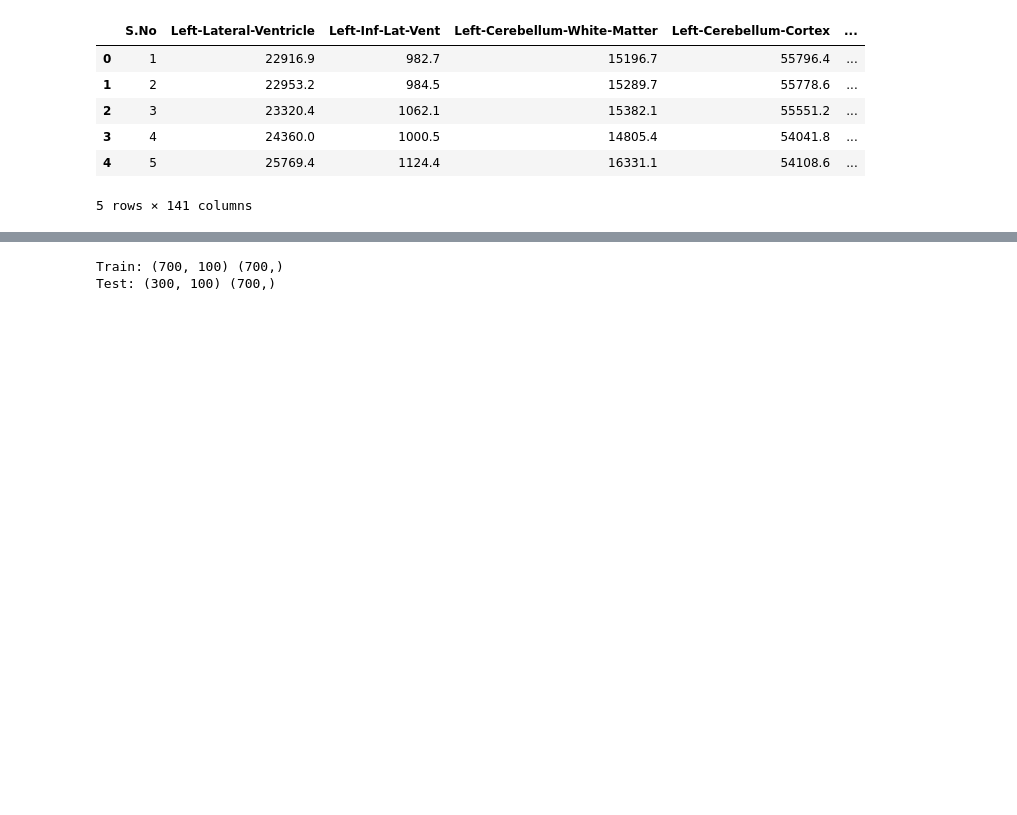
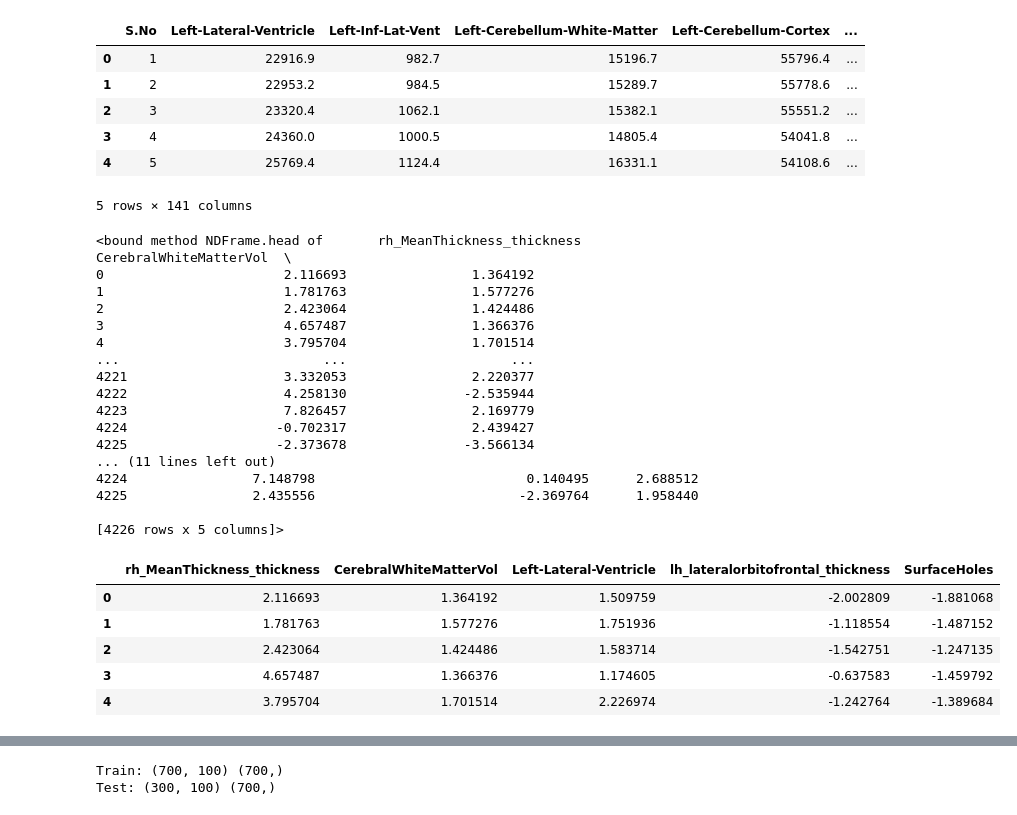
Before and after one commit to nickknapton12/BMEN415_Final_Project, a Jupyter notebook: Regression/Lena/Volumetric - LR .ipynb, the cells around one changed output, grey strips where cells are left out. Cells and saved outputs as stored; diff of their text form; code cells hidden in the pictures; blank space fills up the shorter version.

```diff
--- a/Regression/Lena/Volumetric - LR .ipynb
+++ b/Regression/Lena/Volumetric - LR .ipynb
@@ -40,3 +41,44 @@ data.head()
 | 3 | 4 | 24360.0 | 1000.5 | 14805.4 | 54041.8 | ... |
 | 4 | 5 | 25769.4 | 1124.4 | 16331.1 | 54108.6 | ... |
 5 rows × 141 columns
+# %%
+from sklearn.decomposition import PCA
+from sklearn.preprocessing import StandardScaler
+
+scaler = StandardScaler()
+x = scaler.fit_transform(data)
+n = 5
+pca = PCA(n_components=n)
+pca_data = pca.fit_transform(x)
+
+labels = data.columns.values.tolist()
+label_index = [np.abs(pca.components_[i]).argmax() for i in range(n)]
+columns = [labels[label_index[i]] for i in range(n)]
+
+pca_df = pd.DataFrame(data=pca_data, columns=columns)
+print(pca_df.head)
+pca_df.head()
+# %% [output]
+<bound method NDFrame.head of       rh_MeanThickness_thickness  CerebralWhiteMatterVol  \
+0                       2.116693                1.364192
+1                       1.781763                1.577276
+2                       2.423064                1.424486
+3                       4.657487                1.366376
+4                       3.795704                1.701514
+...                          ...                     ...
+4221                    3.332053                2.220377
+4222                    4.258130               -2.535944
+4223                    7.826457                2.169779
+4224                   -0.702317                2.439427
+4225                   -2.373678               -3.566134
+... (11 lines left out)
+4224                7.148798                           0.140495      2.688512
+4225                2.435556                          -2.369764      1.958440
+
+[4226 rows x 5 columns]>
+|  | rh_MeanThickness_thickness | CerebralWhiteMatterVol | Left-Lateral-Ventricle | lh_lateralorbitofrontal_thickness | SurfaceHoles |
+| 0 | 2.116693 | 1.364192 | 1.509759 | -2.002809 | -1.881068 |
+| 1 | 1.781763 | 1.577276 | 1.751936 | -1.118554 | -1.487152 |
+| 2 | 2.423064 | 1.424486 | 1.583714 | -1.542751 | -1.247135 |
+| 3 | 4.657487 | 1.366376 | 1.174605 | -0.637583 | -1.459792 |
+| 4 | 3.795704 | 1.701514 | 2.226974 | -1.242764 | -1.389684 |
```
Also changed, not shown: parts of 10 cells of this notebook, 2 other files.
